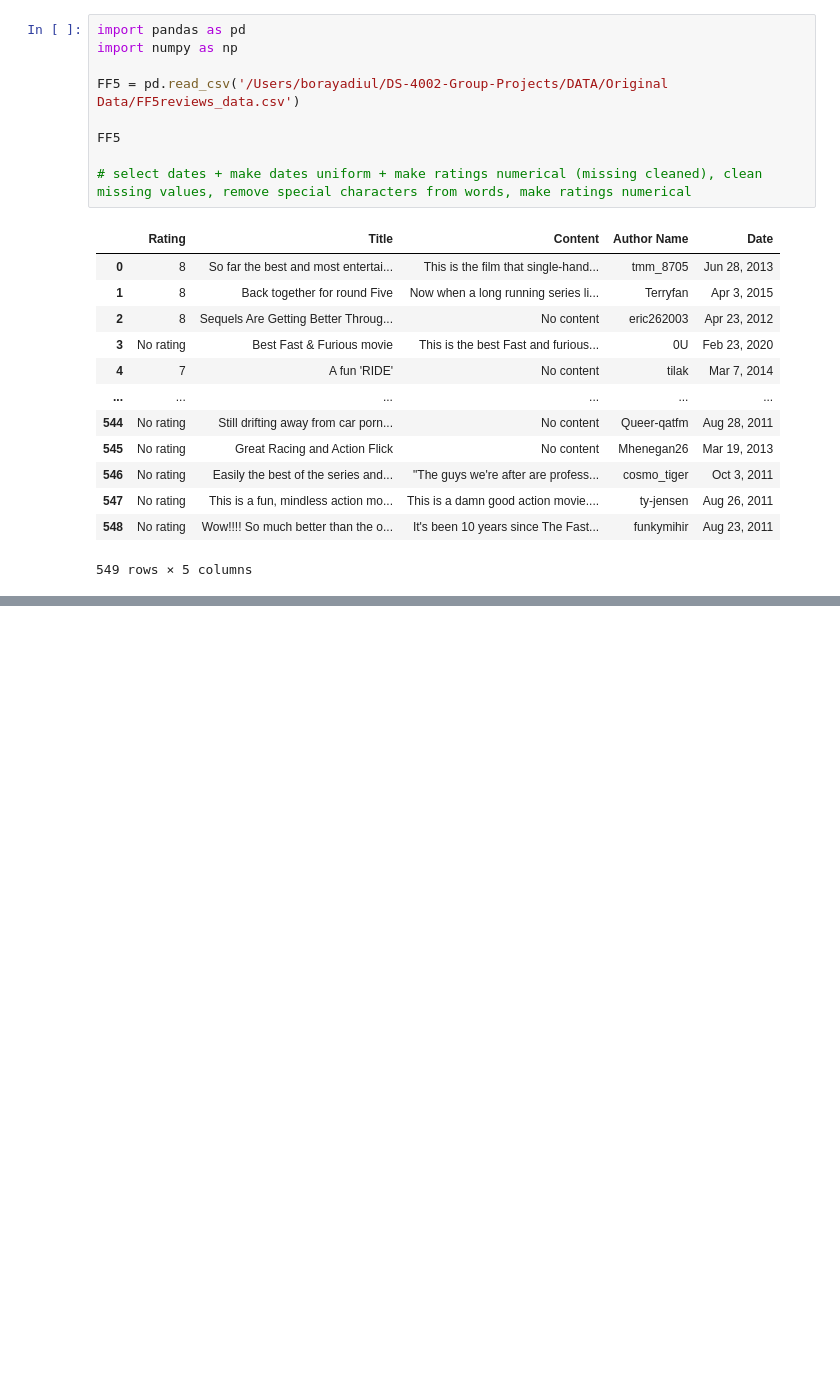
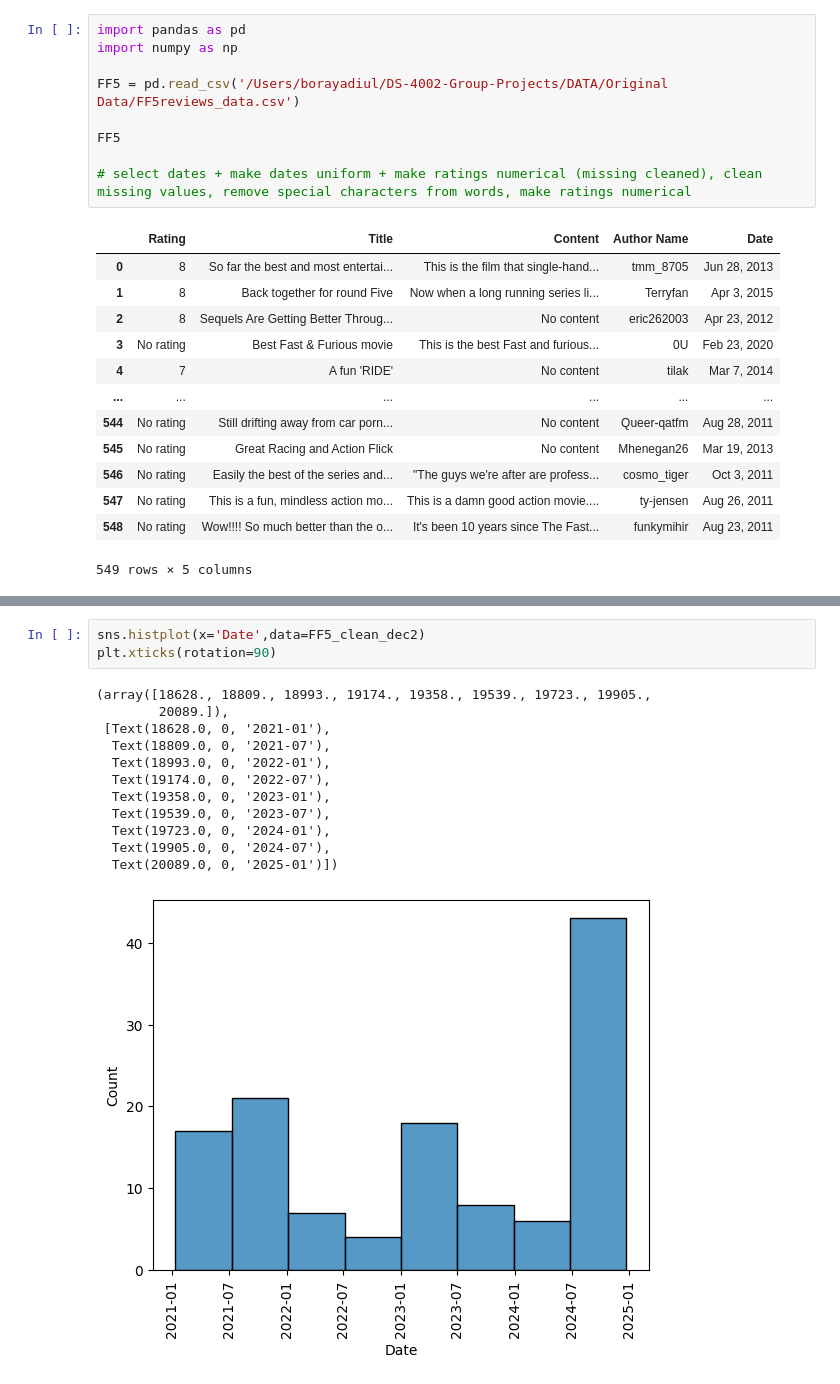
Before and after one commit to pwy7fv/DS-4002-Group-Projects, a Jupyter notebook: Scripts/FF5_clean.ipynb, the cells around one changed output, grey strips where cells are left out. Cells and saved outputs as stored; diff of their text form; blank space fills up the shorter version.

```diff
--- a/Scripts/FF5_clean.ipynb
+++ b/Scripts/FF5_clean.ipynb
@@ -234,0 +254,16 @@ FF5_clean_dec2
+# %%
+sns.histplot(x='Date',data=FF5_clean_dec2)
+plt.xticks(rotation=90)
+# %% [output]
+(array([18628., 18809., 18993., 19174., 19358., 19539., 19723., 19905.,
+        20089.]),
+ [Text(18628.0, 0, '2021-01'),
+  Text(18809.0, 0, '2021-07'),
+  Text(18993.0, 0, '2022-01'),
+  Text(19174.0, 0, '2022-07'),
+  Text(19358.0, 0, '2023-01'),
+  Text(19539.0, 0, '2023-07'),
+  Text(19723.0, 0, '2024-01'),
+  Text(19905.0, 0, '2024-07'),
+  Text(20089.0, 0, '2025-01')])
+[figure, added]
```
Also changed, not shown: parts of 19 cells of this notebook.
